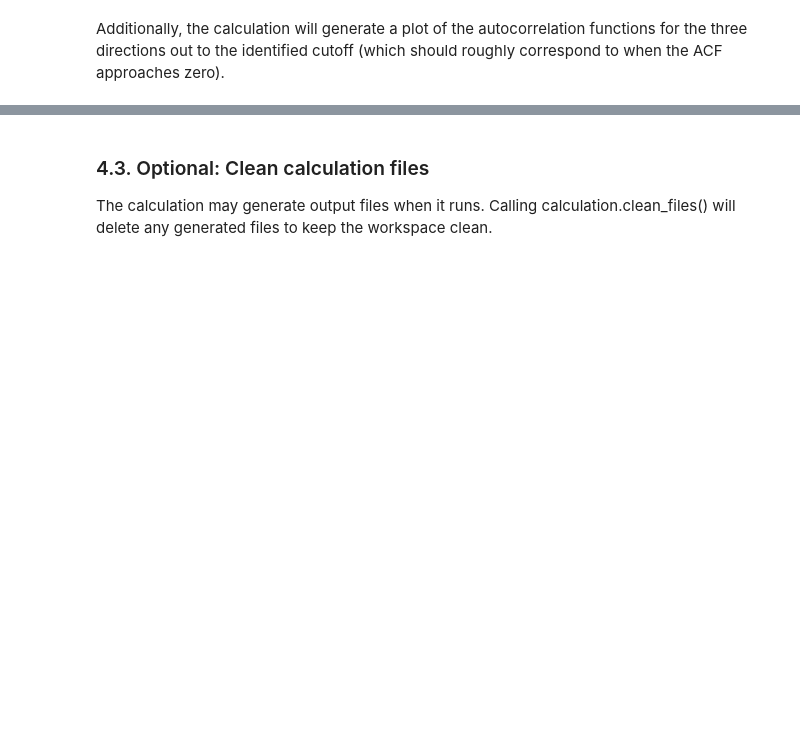
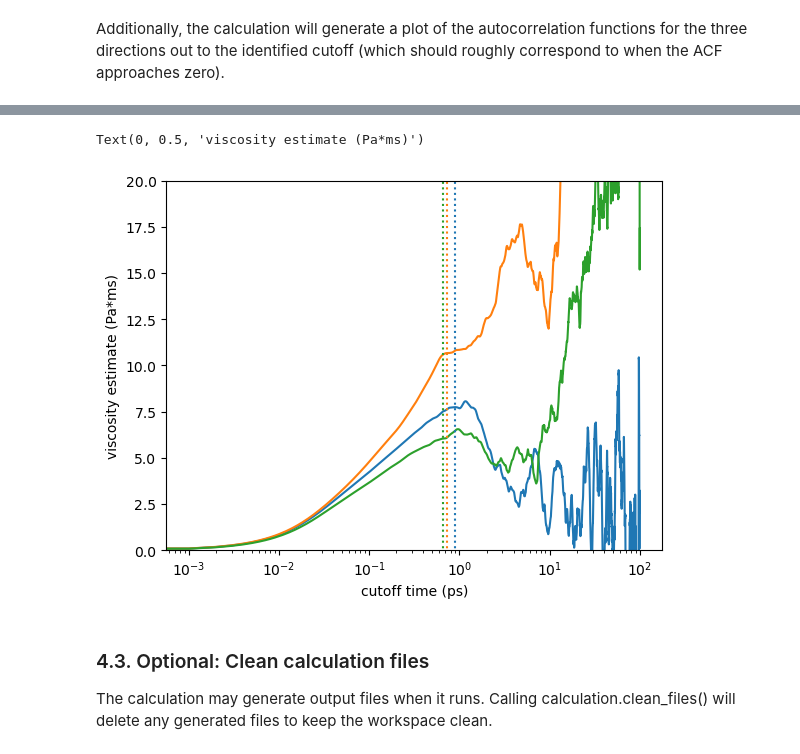
Before and after one commit to lmhale99/iprPy, a Jupyter notebook: notebook/viscosity_green_kubo/viscosity_green_kubo.ipynb, the cells around one changed output, grey strips where cells are left out. Cells and saved outputs as stored; diff of their text form; code cells hidden in the pictures; blank space fills up the shorter version.

```diff
--- a/notebook/viscosity_green_kubo/viscosity_green_kubo.ipynb
+++ b/notebook/viscosity_green_kubo/viscosity_green_kubo.ipynb
@@ -172,7 +170,7 @@ print('# of atoms in system =', system.natoms)
 temperature = 2000.0
 timestep = None
 equilsteps = 0
-runsteps = 1000000
+runsteps = 100000        # The larger the better! This is small here for testing purposes!
 createvelocities = False
 randomseed = None
 # %% [markdown]
@@ -317,3 +273,30 @@ plt.plot(gkxy.time, gkxy.acf)
+# %%
+time = uc.get_in_units(gkxy.time, 'ps')
+mu_xy = uc.get_in_units(gkxy.mu(), viscosity_unit)
+mu_xz = uc.get_in_units(gkxz.mu(), viscosity_unit)
+mu_yz = uc.get_in_units(gkyz.mu(), viscosity_unit)
+
+plt.plot(time, mu_xy, 'C0')
+plt.plot(time, mu_xz, 'C1')
+plt.plot(time, mu_yz, 'C2')
+
+ymin = np.min([mu_xy, mu_xz, mu_yz])
+ymax = np.max([mu_xy, mu_xz, mu_yz])
+
+tcut_xy = uc.get_in_units(gkxy.tcut_std_noise_fraction(20)[1], 'ps')
+tcut_xz = uc.get_in_units(gkxz.tcut_std_noise_fraction(20)[1], 'ps')
+tcut_yz = uc.get_in_units(gkyz.tcut_std_noise_fraction(20)[1], 'ps')
+plt.plot([tcut_xy, tcut_xy], [ymin, ymax], 'C0:')
+plt.plot([tcut_xz, tcut_xz], [ymin, ymax], 'C1:')
+plt.plot([tcut_yz, tcut_yz], [ymin, ymax], 'C2:')
+plt.xscale('log')
+plt.ylim(0, 20)
+
+plt.xlabel(f'cutoff time (ps)')
+plt.ylabel(f'viscosity estimate ({viscosity_unit})')
+# %% [output]
+Text(0, 0.5, 'viscosity estimate (Pa*ms)')
+[figure, added]
 # %% [markdown]
 ### 4.3. Optional: Clean calculation files
 
```
Also changed, not shown: parts of 19 cells of this notebook, 4 other files.
